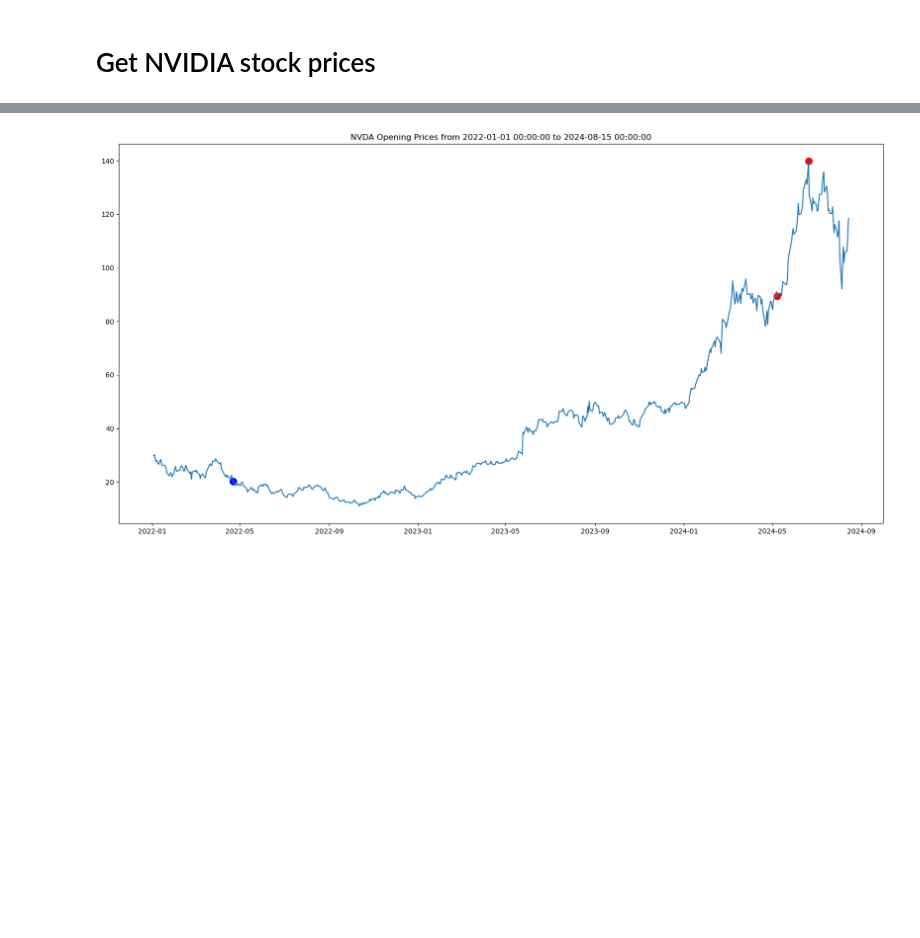
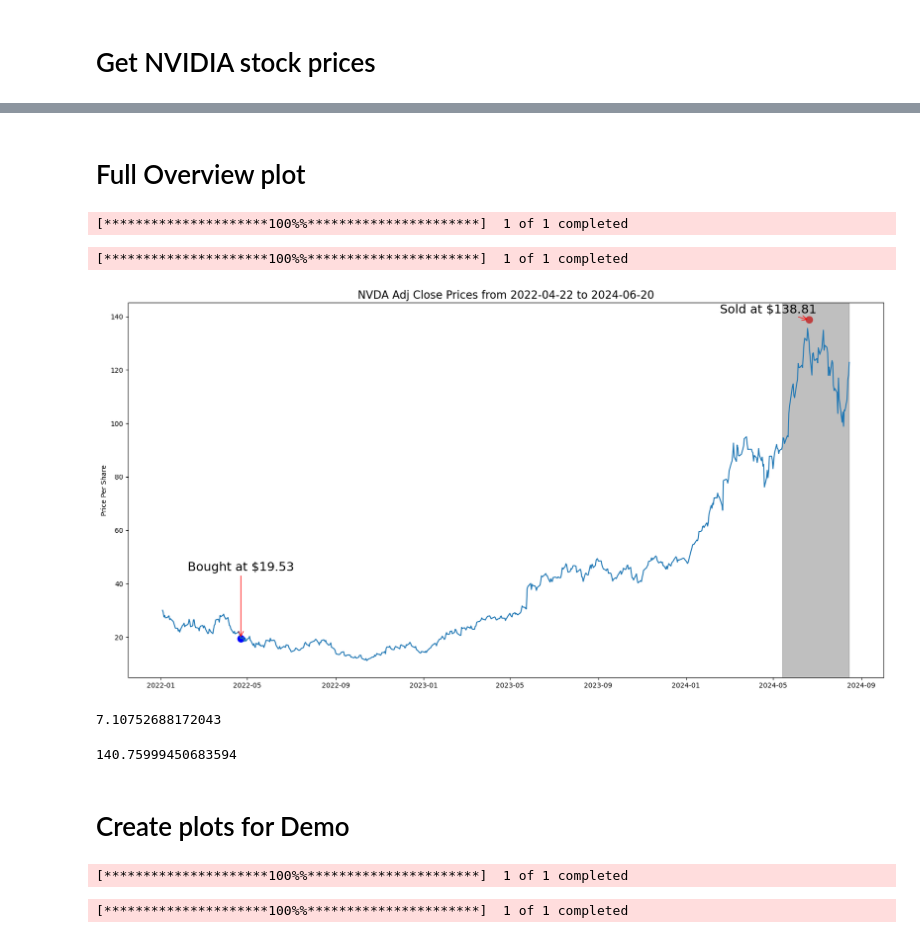
Before and after one commit to cparish312/hindsight, a Jupyter notebook: hindsight_server/auglab_demo/nvidia.ipynb, the cells around one changed output, grey strips where cells are left out. Drawn from its saved outputs; the diff is of its cells as text; code cells hidden in the pictures; blank space fills up the shorter version.

Commit message:
plots for demo

```diff
--- a/hindsight_server/auglab_demo/nvidia.ipynb
+++ b/hindsight_server/auglab_demo/nvidia.ipynb
@@ -14,24 +37,61 @@ data = yf.download('NVDA', start = start_date,
+# %% [markdown]
+# Full Overview plot
+# %%
+complete_data = yf.download('NVDA', start=datetime(2022, 1, 1), end=datetime(2024, 8, 16))
+# %% [output]
+[*********************100%%**********************]  1 of 1 completed
+# %%
+sp_complete_data = yf.download('^GSPC', start=datetime(2022, 1, 1), end=datetime(2024, 8, 16))
+# %% [output]
+[*********************100%%**********************]  1 of 1 completed
+# %%
+start_date = min(complete_data.index).date()
+end_date = max(complete_data.index).date()
 # %%
 plt.figure(figsize = (20,10))
-plt.title('NVDA Opening Prices from {} to {}'.format(start_date,
-                                                end_date))
-plt.plot(data['Open'])
+plt.title('NVDA Adj Close Prices from {} to {}'.format(start_date,
+                                                end_date), fontsize=16)
+plt.plot(complete_data['Adj Close'])
 buy_date, buy_price = (datetime(2022, 4, 22), 19.53)
-if buy_date in data.index:
-    opening_price_on_date = data.loc[buy_date, 'Open']
+if buy_date in complete_data.index:
+    opening_price_on_date = complete_data.loc[buy_date, 'Adj Close']
     plt.scatter(buy_date, opening_price_on_date, color='blue', label='Buy', s=100)  # mark the date with a red dot
-    # plt.annotate(f'{round(opening_price_on_date, 2)}', (buy_date, opening_price_on_date), textcoords="offset points", xytext=(0,10), ha='center')
+    plt.annotate(f'Bought at ${buy_price}', (buy_date, buy_price), textcoords="offset points", xytext=(0,100), ha='center', fontsize=18,
+                 arrowprops=dict(arrowstyle="->", connectionstyle="arc3", color='red'))
 
-sell_dates = [(datetime(2024, 5, 8), 89.92), (datetime(2024, 6, 20), 138.81)]
-for sell_date, sell_price in sell_dates:
-    if sell_date in data.index:
-        opening_price_on_date = data.loc[sell_date, 'Open']
-        plt.scatter(sell_date, opening_price_on_date, color='red', label='Sell', s=100)  # mark the date with a red dot
-        # plt.annotate(f'{round(opening_price_on_date, 2)}', (sell_date, opening_price_on_date), textcoords="offset points", xytext=(0,10), ha='center')
+sell_date, sell_price = (datetime(2024, 6, 20), 138.81)
+if sell_date in complete_data.index:
+    opening_price_on_date = complete_data.loc[sell_date, 'Adj Close']
+    plt.scatter(sell_date, sell_price, color='red', label='Sell', s=100)  # mark the date with a red dot
+    plt.annotate(f'Sold at ${138.81}', (sell_date, sell_price), textcoords="offset points", xytext=(-60,10), ha='center', fontsize=18,
+                 arrowprops=dict(arrowstyle="->", connectionstyle="arc3", color='red'))
+
+tint_start = datetime(2024, 5, 14)
+plt.axvspan(tint_start, complete_data.index[-1], color='gray', alpha=0.5)
+
+plt.ylabel("Price Per Share")
 plt.show()
 # %% [output]
-[figure, old version]
+[figure, new version]
 # %%
 # datetime(2022, 4, 22) # buy for 19.53 (after split)
 # datetime(2024, 5, 8) # sell for 89.92 (after split)
 # datetime(2024, 6, 20) # sell for 138.81
+# %%
+138.81 / 19.53
+# %% [output]
+7.10752688172043
+# %%
+max(test_data['High'])
+# %% [output]
+140.75999450683594
+# %% [markdown]
+# Create plots for Demo
+# %%
+full_data = yf.download('NVDA', start=datetime(2022, 4, 22), end=datetime(2024, 6, 21))
+# %% [output]
+[*********************100%%**********************]  1 of 1 completed
+# %%
+sp_full_data = yf.download('^GSPC', start=datetime(2022, 4, 22), end=datetime(2024, 6, 21))
+# %% [output]
+[*********************100%%**********************]  1 of 1 completed
```
Also changed, not shown: parts of 16 cells of this notebook, 2 other files.
